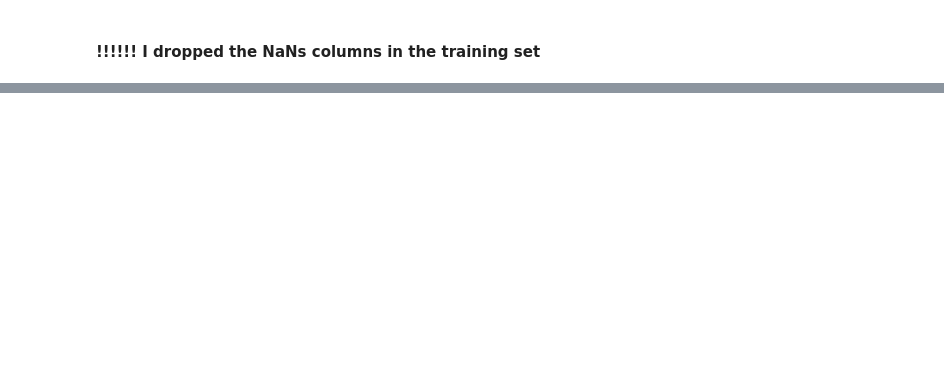
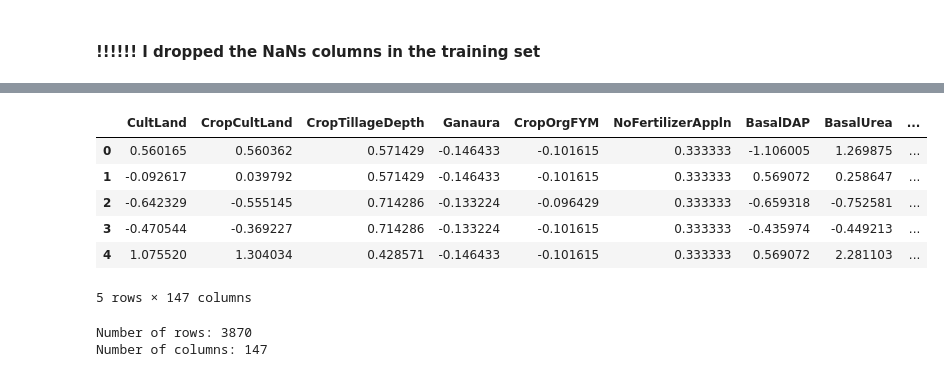
Before and after one commit to rapsoj/crop-yield-estimate, a Jupyter notebook: rough_work/Clustering_For_Jess.ipynb, the cells around one changed output, grey strips where cells are left out. Saved outputs shown, nothing was run; the diff lists cells and outputs as text; code cells hidden in the pictures; blank space fills up the shorter version.

```diff
--- a/rough_work/Clustering_For_Jess.ipynb
+++ b/rough_work/Clustering_For_Jess.ipynb
@@ -87,0 +117,17 @@ dtype: int64
+# %%
+df_train.head()
+# %% [output]
+|  | CultLand | CropCultLand | CropTillageDepth | Ganaura | CropOrgFYM | NoFertilizerAppln | BasalDAP | BasalUrea | ... |
+| 0 | 0.560165 | 0.560362 | 0.571429 | -0.146433 | -0.101615 | 0.333333 | -1.106005 | 1.269875 | ... |
+| 1 | -0.092617 | 0.039792 | 0.571429 | -0.146433 | -0.101615 | 0.333333 | 0.569072 | 0.258647 | ... |
+| 2 | -0.642329 | -0.555145 | 0.714286 | -0.133224 | -0.096429 | 0.333333 | -0.659318 | -0.752581 | ... |
+| 3 | -0.470544 | -0.369227 | 0.714286 | -0.133224 | -0.101615 | 0.333333 | -0.435974 | -0.449213 | ... |
+| 4 | 1.075520 | 1.304034 | 0.428571 | -0.146433 | -0.101615 | 0.333333 | 0.569072 | 2.281103 | ... |
+5 rows × 147 columns
+# %%
+num_rows, num_columns = df_train.shape
+print("Number of rows:", num_rows)
+print("Number of columns:", num_columns)
+# %% [output]
+Number of rows: 3870
+Number of columns: 147
```
Also changed, not shown: parts of 14 cells of this notebook, 7 other files.
